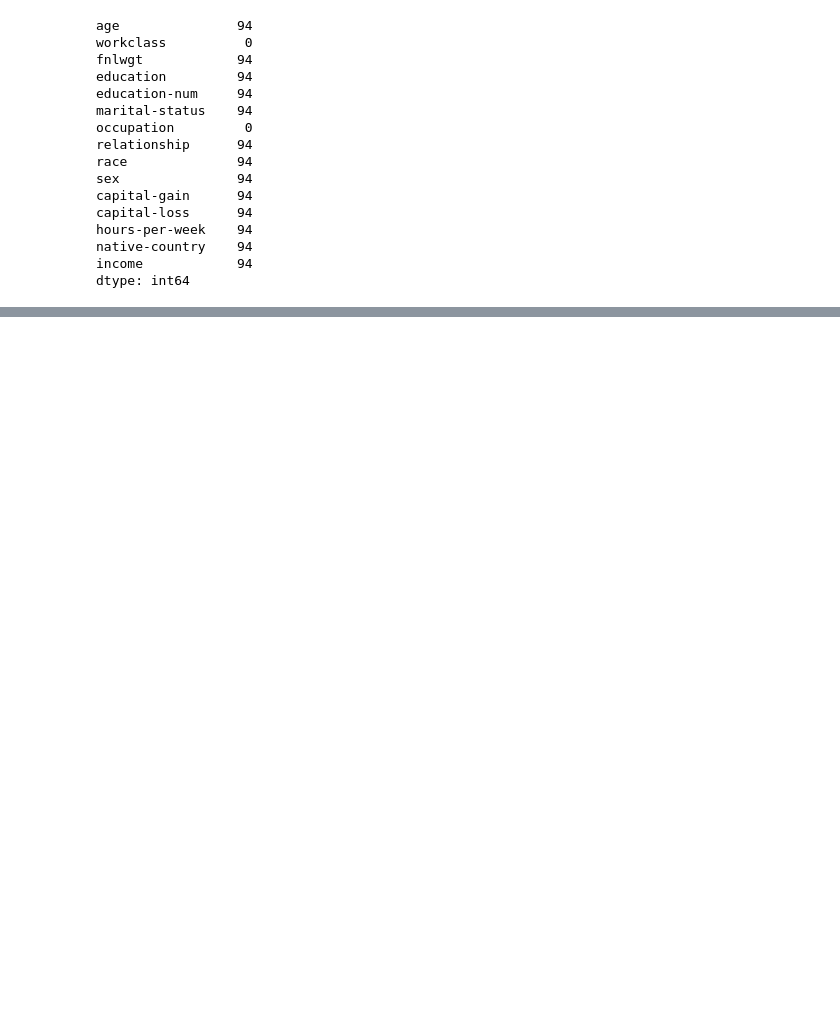
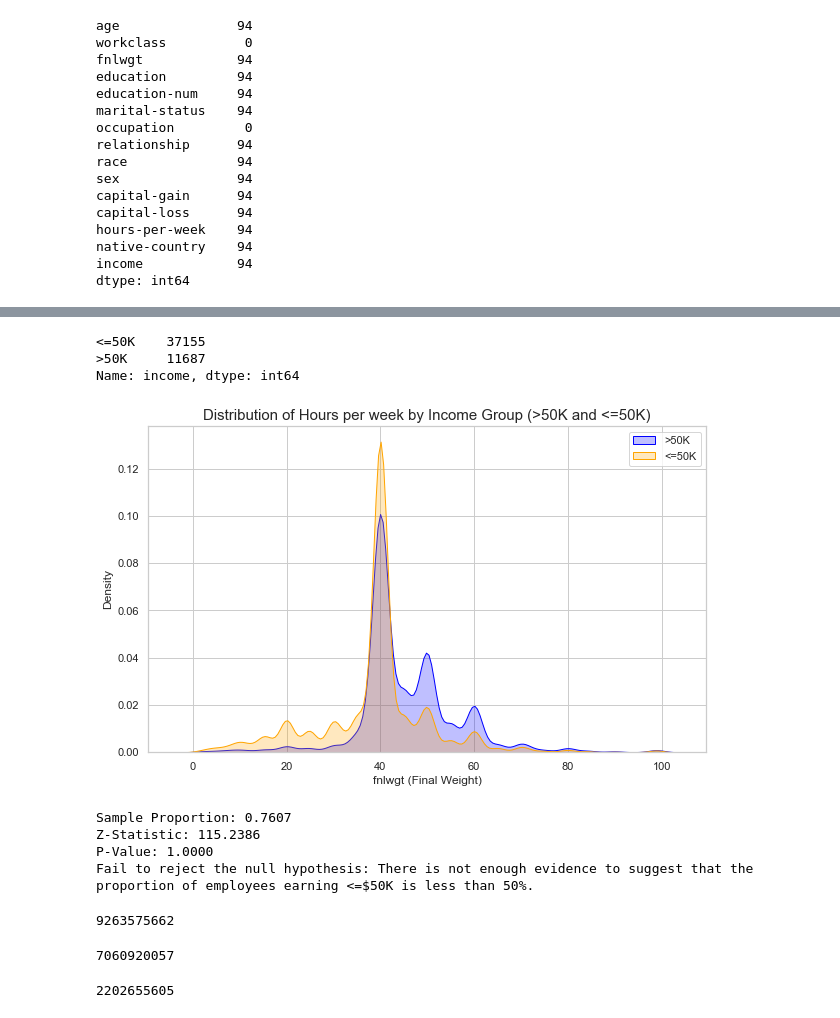
Before and after one commit to elinasafina23/ML_assignments_Team5, a Jupyter notebook: Adult_DB.ipynb, the cells around one changed output, grey strips where cells are left out. Cells and saved outputs as stored; diff of their text form; code cells hidden in the pictures; blank space fills up the shorter version.

```diff
--- a/Adult_DB.ipynb
+++ b/Adult_DB.ipynb
@@ -188,0 +176,2 @@ df[df.isnull().any(axis=1)].head(50)
+# %%
+df["income"]=df["income"].str.rstrip('.')
@@ -210,5 +205,3 @@ hours-per-week    94
 native-country    94
 income            94
 dtype: int64
-# %%
-df["Yearly_Income"] =
@@ -216,0 +208,6 @@ SyntaxError: invalid syntax (Temp/ipykernel_41332/3037455991.py, line 1)
+# %%
+df["income"].value_counts()
+# %% [output]
+<=50K    37155
+>50K     11687
+Name: income, dtype: int64
@@ -216,0 +217,59 @@ SyntaxError: invalid syntax (Temp/ipykernel_41332/3037455991.py, line 1)
+# %%
+sns.set(style="whitegrid")
+
+plt.figure(figsize=(10, 6))
+
+sns.kdeplot(df[df['income'] == '>50K']['hours-per-week'], fill=True, label='>50K', color='blue')
+sns.kdeplot(df[df['income'] == '<=50K']['hours-per-week'], fill=True, label='<=50K', color='orange')
+
+plt.title('Distribution of Hours per week by Income Group (>50K and <=50K)', fontsize=15)
+plt.xlabel('fnlwgt (Final Weight)', fontsize=12)
+plt.ylabel('Density', fontsize=12)
+
+plt.legend()
+
+plt.show()
+# %% [output]
+[figure, added]
+# %%
+from scipy import stats
+
+count = len(df)
+lessorequal_50k_count = len(df[df['income'] == '<=50K'])
+p_sampledata = lessorequal_50k_count / count
+
+# Assumption as per the hyposthesis
+p0 = 0.50
+
+# Perform Z-test
+n = count
+z = (p_sampledata - p0) / ( (p0 * (1 - p0) / n) ** 0.5 )
+p_val = stats.norm.cdf(z)
+
+# Print results
+print(f"Sample Proportion: {p_sampledata:.4f}")
+print(f"Z-Statistic: {z:.4f}")
+print(f"P-Value: {p_val:.4f}")
+
+# Interpretation
+if p_val < 0.05:
+    print("Reject the null hypothesis: There is evidence to suggest that the proportion of employees earning <=$50K is less than 50%.")
+else:
+    print("Fail to reject the null hypothesis: There is not enough evidence to suggest that the proportion of employees earning <=$50K is less than 50%.")
+# %% [output]
+Sample Proportion: 0.7607
+Z-Statistic: 115.2386
+P-Value: 1.0000
+Fail to reject the null hypothesis: There is not enough evidence to suggest that the proportion of employees earning <=$50K is less than 50%.
+# %%
+df['fnlwgt'].sum()
+# %% [output]
+9263575662
+# %%
+df[df['income'] == '<=50K']['fnlwgt'].sum()
+# %% [output]
+7060920057
+# %%
+df[df['income'] == '>50K']['fnlwgt'].sum()
+# %% [output]
+2202655605
```
Also changed, not shown: parts of 32 cells of this notebook.
